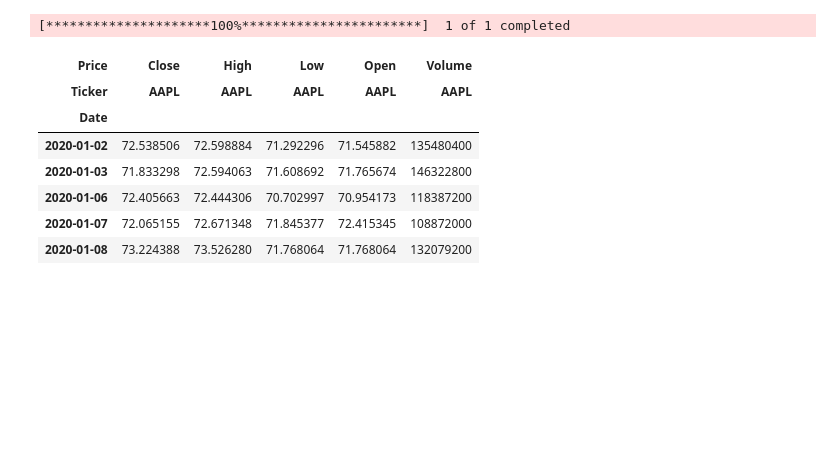
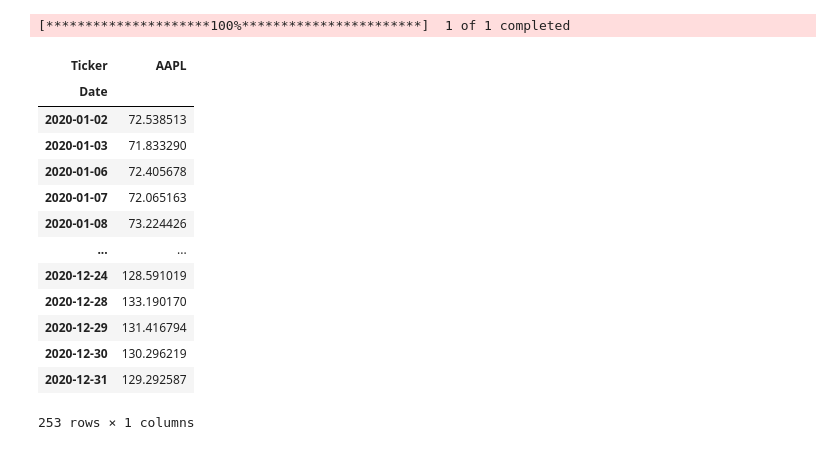
Before and after one commit to neelima5borade/quant_finance_projects., a Jupyter notebook: Project1_StockVolatility/volatility_basics.ipynb, the cells around one changed output. Drawn from its saved outputs; the diff is of its cells as text; code cells hidden in the pictures; blank space fills up the shorter version.

Commit message:
plotted closing prices of AAPL stock data and updated read_me

```diff
--- a/Project1_StockVolatility/volatility_basics.ipynb
+++ b/Project1_StockVolatility/volatility_basics.ipynb
@@ -1,14 +1,25 @@
 # %%
 import yfinance as yf
-data = yf.download("AAPL", start="2020-01-01", end="2021-01-01")
-data.head()
+import pandas as pd
+import matplotlib.pyplot as plt
-# %% [output]
-[*********************100%***********************]  1 of 1 completed
-| Price | Close | High | Low | Open | Volume |
-| Ticker | AAPL | AAPL | AAPL | AAPL | AAPL |
-| Date |  |  |  |  |  |
-| 2020-01-02 | 72.538506 | 72.598884 | 71.292296 | 71.545882 | 135480400 |
-| 2020-01-03 | 71.833298 | 72.594063 | 71.608692 | 71.765674 | 146322800 |
-| 2020-01-06 | 72.405663 | 72.444306 | 70.702997 | 70.954173 | 118387200 |
-| 2020-01-07 | 72.065155 | 72.671348 | 71.845377 | 72.415345 | 108872000 |
-| 2020-01-08 | 73.224388 | 73.526280 | 71.768064 | 71.768064 | 132079200 |
+# %%
+data = yf.download("AAPL", start="2020-01-01", end="2021-01-01")
+data.columns
+data.head()
+data.Close
+# %% [output]
+[*********************100%***********************]  1 of 1 completed
+| Ticker | AAPL |
+| Date |  |
+| 2020-01-02 | 72.538513 |
+| 2020-01-03 | 71.833290 |
+| 2020-01-06 | 72.405678 |
+| 2020-01-07 | 72.065163 |
+| 2020-01-08 | 73.224426 |
+| ... | ... |
+| 2020-12-24 | 128.591019 |
+| 2020-12-28 | 133.190170 |
+| 2020-12-29 | 131.416794 |
+| 2020-12-30 | 130.296219 |
+| 2020-12-31 | 129.292587 |
+253 rows × 1 columns
```
Also changed, not shown: parts of 1 cell of this notebook, 2 other files.
